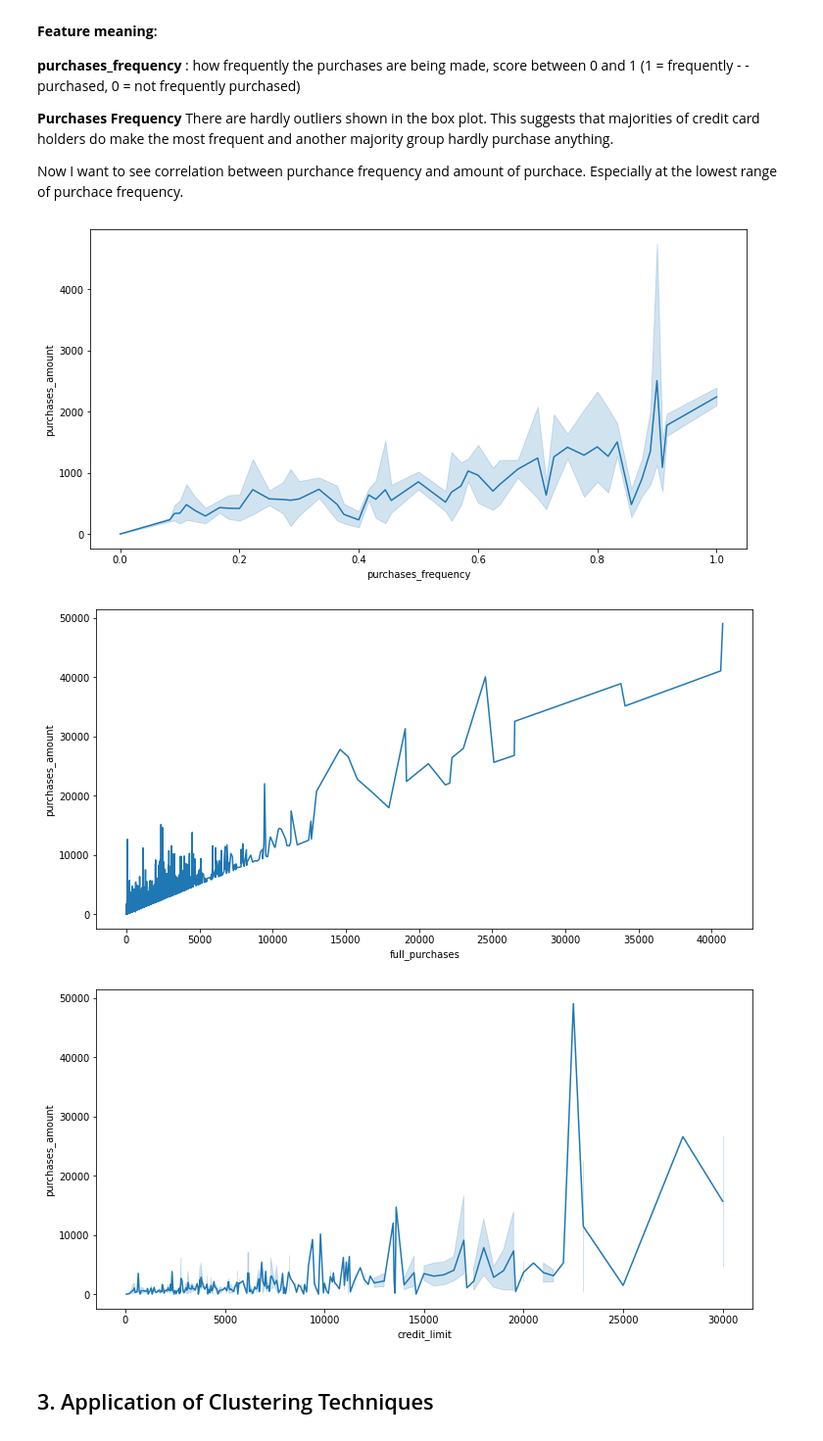
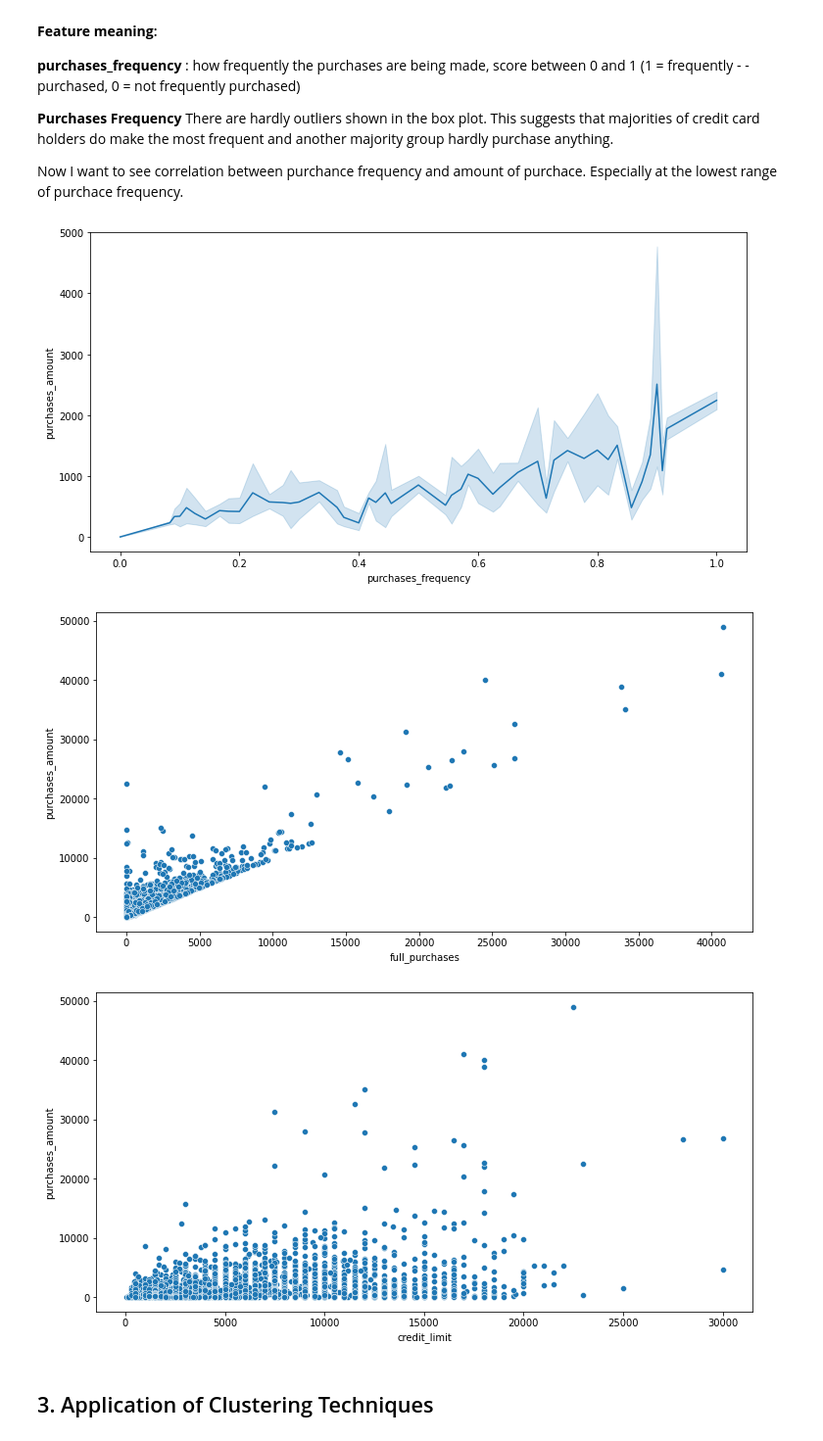
Before and after one commit to nattzza/Credit-Card-Customer-Segmenation, a Jupyter notebook: ML_Day_9_Credit_Card_Customer_Segmentation.ipynb, the cells around one changed output. Shown: that part at 98% size. Cells and saved outputs as stored; diff of their text form; code cells hidden in the pictures.

```diff
--- a/ML_Day_9_Credit_Card_Customer_Segmentation.ipynb
+++ b/ML_Day_9_Credit_Card_Customer_Segmentation.ipynb
@@ -302,3 +210,7 @@ h = sns.heatmap(
 #### Dropping Customer ID out for further processing
 # %%
 df = df.drop(columns="customer_id")
+# %%
+# Assign column names in the "column_name" parameter for further use
+column_name = df.columns
+column_name
@@ -304,0 +230,8 @@ df = df.drop(columns="customer_id")
+# %%
+# introducing impute function
+from sklearn.impute import SimpleImputer
+imp = SimpleImputer(missing_values=np.nan, strategy='mean')
+
+df = imp.fit_transform(df)
+
+df
@@ -313,0 +256,6 @@ df.head()
+# %%
+# The above df has became an array and without any column name
+# We have to convert the array into a dataframe and add the column names back
+
+df_df = pd.DataFrame(df, columns=column_name)  # convert from aarray to dataframe
+df_df
@@ -391,15 +411,15 @@ Now I want to see correlation between purchance frequency and amount of purchace
 # %%
 fig, ax = plt.subplots(1, 1, figsize=(12, 6))
 # sns.lineplot(x=df['customer_id'], y=df['purchases_amount']);
-sns.lineplot(x=df['purchases_frequency'], y=df['purchases_amount']);
+sns.lineplot(x=df_df['purchases_frequency'], y=df_df['purchases_amount']);
 fig, ax = plt.subplots(1, 1, figsize=(12, 6))
-sns.lineplot(x=df['full_purchases'], y=df['purchases_amount']);
+sns.scatterplot(x=df_df['full_purchases'], y=df_df['purchases_amount']);
 fig, ax = plt.subplots(1, 1, figsize=(12, 6))
-sns.lineplot(x=df['credit_limit'], y=df['purchases_amount']);
+sns.scatterplot(x=df_df['credit_limit'], y=df_df['purchases_amount']);
 # %% [output]
-[figure, old version]
+[figure, new version]
-[figure, old version]
+[figure, new version]
-[figure, old version]
+[figure, new version]
 # %% [markdown]
 ## 3. Application of Clustering Techniques
 # %% [markdown]
```
Also changed, not shown: parts of 32 cells of this notebook.
